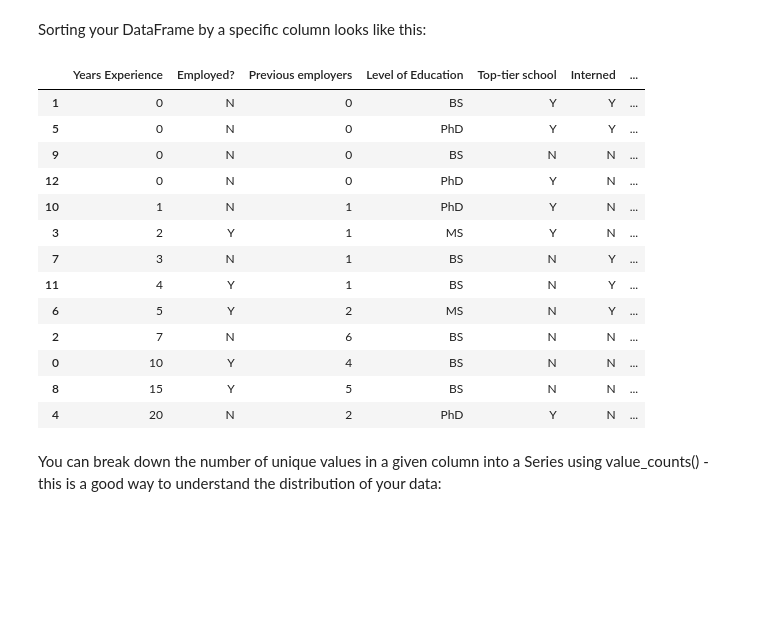
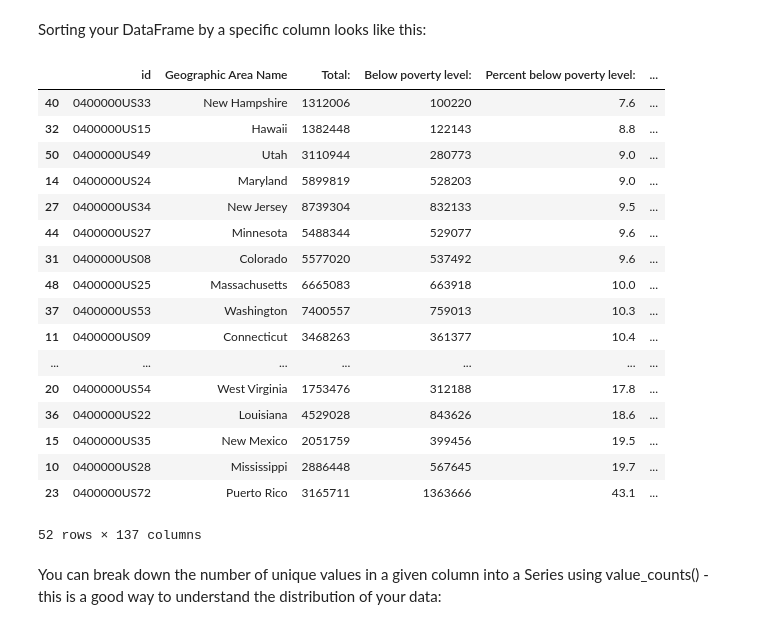
Before and after one commit to imagineLife/data-cleaner, a Jupyter notebook: pandas.ipynb, the cells around one changed output. Drawn from its saved outputs; the diff is of its cells as text; code cells hidden in the pictures; blank space fills up the shorter version.

```diff
--- a/pandas.ipynb
+++ b/pandas.ipynb
@@ -177,22 +180,26 @@ df[['Years Experience', 'Hired']][:5]
 # %% [markdown]
 Sorting your DataFrame by a specific column looks like this:
-# %%
-df.sort_values(['Years Experience'])
-# %% [output]
-|  | Years Experience | Employed? | Previous employers | Level of Education | Top-tier school | Interned | ... |
-| 1 | 0 | N | 0 | BS | Y | Y | ... |
-| 5 | 0 | N | 0 | PhD | Y | Y | ... |
-| 9 | 0 | N | 0 | BS | N | N | ... |
-| 12 | 0 | N | 0 | PhD | Y | N | ... |
-| 10 | 1 | N | 1 | PhD | Y | N | ... |
-| 3 | 2 | Y | 1 | MS | Y | N | ... |
-| 7 | 3 | N | 1 | BS | N | Y | ... |
-| 11 | 4 | Y | 1 | BS | N | Y | ... |
-| 6 | 5 | Y | 2 | MS | N | Y | ... |
-| 2 | 7 | N | 6 | BS | N | N | ... |
-| 0 | 10 | Y | 4 | BS | N | N | ... |
-| 8 | 15 | Y | 5 | BS | N | N | ... |
-| 4 | 20 | N | 2 | PhD | Y | N | ... |
+# %%
+df.sort_values(['Percent below poverty level:'])
+# %% [output]
+|  | id | Geographic Area Name | Total: | Below poverty level: | Percent below poverty level: | ... |
+| 40 | 0400000US33 | New Hampshire | 1312006 | 100220 | 7.6 | ... |
+| 32 | 0400000US15 | Hawaii | 1382448 | 122143 | 8.8 | ... |
+| 50 | 0400000US49 | Utah | 3110944 | 280773 | 9.0 | ... |
+| 14 | 0400000US24 | Maryland | 5899819 | 528203 | 9.0 | ... |
+| 27 | 0400000US34 | New Jersey | 8739304 | 832133 | 9.5 | ... |
+| 44 | 0400000US27 | Minnesota | 5488344 | 529077 | 9.6 | ... |
+| 31 | 0400000US08 | Colorado | 5577020 | 537492 | 9.6 | ... |
+| 48 | 0400000US25 | Massachusetts | 6665083 | 663918 | 10.0 | ... |
+| 37 | 0400000US53 | Washington | 7400557 | 759013 | 10.3 | ... |
+| 11 | 0400000US09 | Connecticut | 3468263 | 361377 | 10.4 | ... |
+| ... | ... | ... | ... | ... | ... | ... |
+| 20 | 0400000US54 | West Virginia | 1753476 | 312188 | 17.8 | ... |
+| 36 | 0400000US22 | Louisiana | 4529028 | 843626 | 18.6 | ... |
+| 15 | 0400000US35 | New Mexico | 2051759 | 399456 | 19.5 | ... |
+| 10 | 0400000US28 | Mississippi | 2886448 | 567645 | 19.7 | ... |
+| 23 | 0400000US72 | Puerto Rico | 3165711 | 1363666 | 43.1 | ... |
+52 rows × 137 columns
 # %% [markdown]
 You can break down the number of unique values in a given column into a Series using value_counts() - this is a good way to understand the distribution of your data:
 # %%
```
Also changed, not shown: parts of 5 cells of this notebook.
